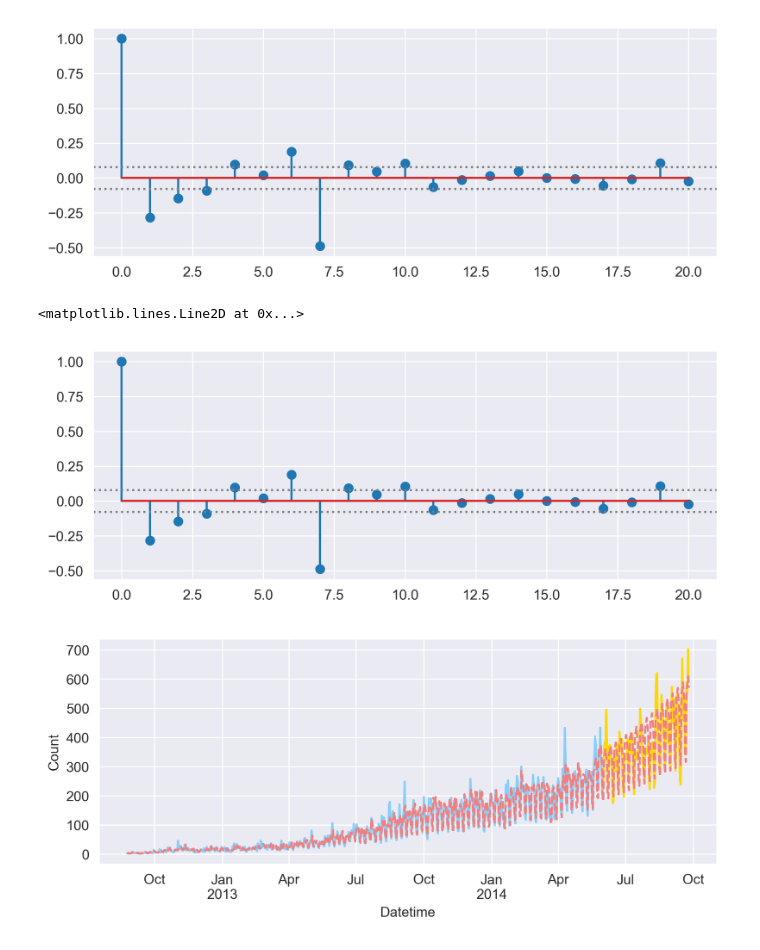
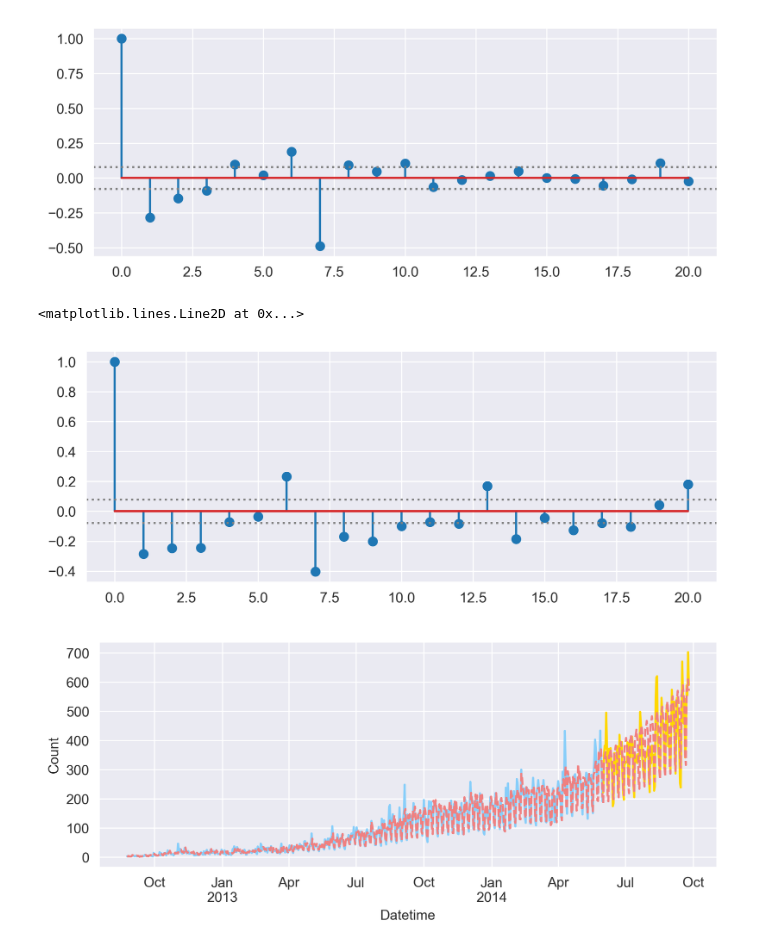
Before and after one commit to YuZhangIsCoding/StatsAnalysis, a Jupyter notebook: TimeSeriesAnalysis/examples/TimeSeriesAllTogether.ipynb, the cells around one changed output. Cells and saved outputs as stored; diff of their text form; code cells hidden in the pictures.

```diff
--- a/TimeSeriesAnalysis/examples/TimeSeriesAllTogether.ipynb
+++ b/TimeSeriesAnalysis/examples/TimeSeriesAllTogether.ipynb
@@ -244,12 +244,12 @@ plt.axhline(-1.96/np.sqrt(len(train_log_diff_sdiff)), ls = ':', color = 'gray')
 <matplotlib.lines.Line2D at 0x...>
 [figure]
 # %%
-plt.stem(acf(train_log_diff_sdiff, nlags = 20))
+plt.stem(pacf(train_log_diff_sdiff, nlags = 20))
 plt.axhline(1.96/np.sqrt(len(train_log_diff_sdiff)), ls = ':', color = 'gray')
 plt.axhline(-1.96/np.sqrt(len(train_log_diff_sdiff)), ls = ':', color = 'gray')
 # %% [output]
 <matplotlib.lines.Line2D at 0x...>
-[figure, old version]
+[figure, new version]
 # %%
 arima = sm.tsa.statespace.SARIMAX(train_log, order = (4, 1, 4), seasonal_order=(1, 1, 1, 7),
                             enforce_stationarity=False, enforce_invertibility=False).fit(disp=False)
```
Also changed, not shown: parts of 6 cells of this notebook.
